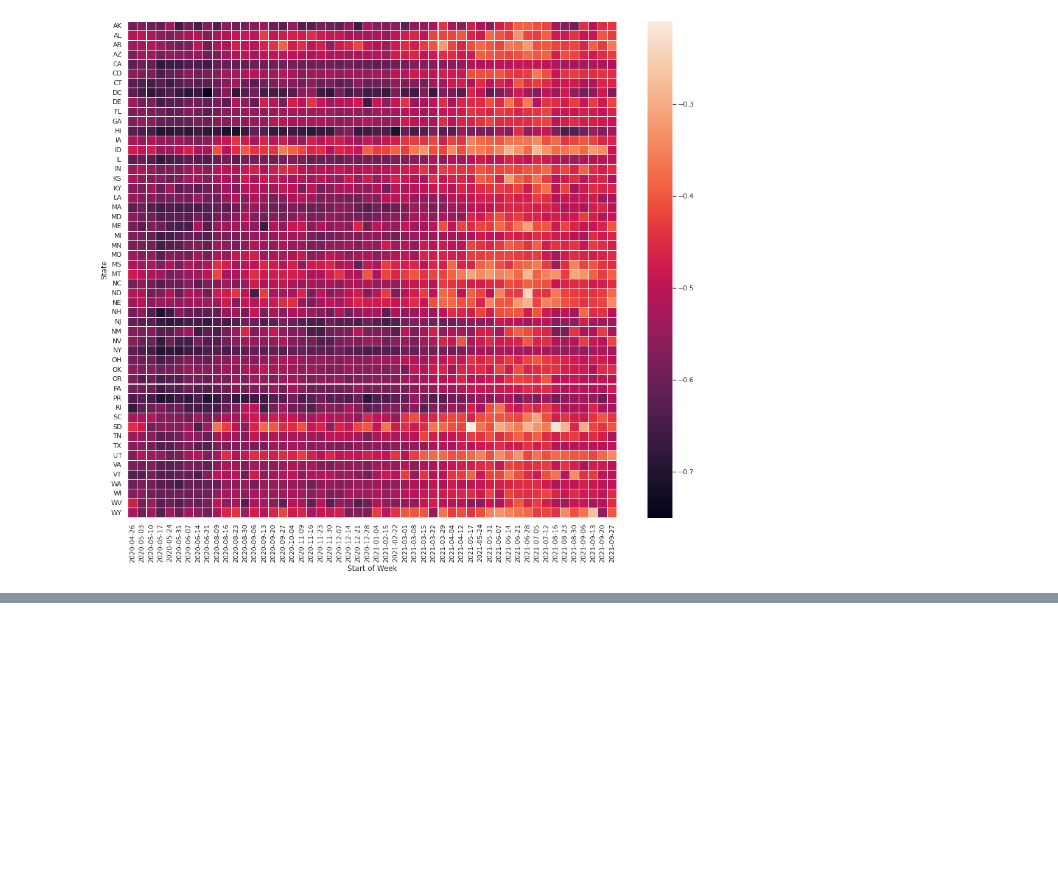
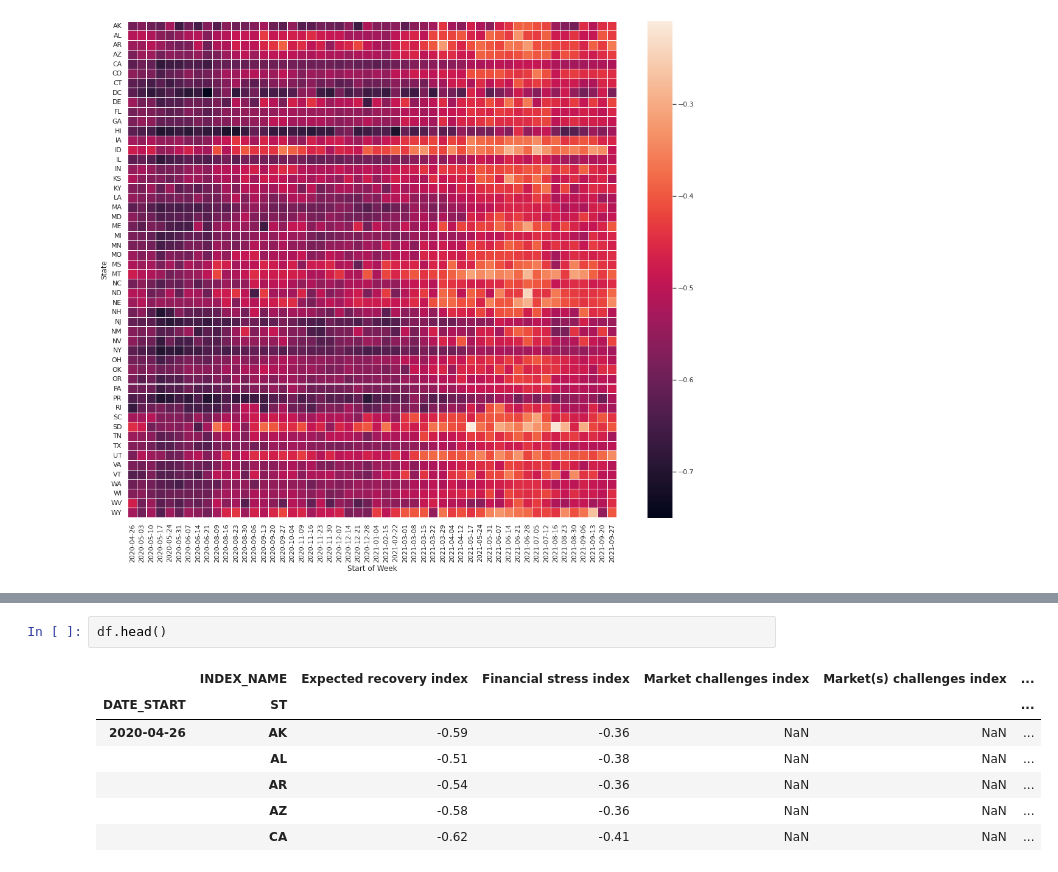
Before and after one commit to elizabethyoo/team_9, a Jupyter notebook: SBPS_indexlevel.ipynb, the cells around one changed output, grey strips where cells are left out. Saved outputs shown, nothing was run; the diff lists cells and outputs as text; blank space fills up the shorter version.

```diff
--- a/SBPS_indexlevel.ipynb
+++ b/SBPS_indexlevel.ipynb
@@ -230,0 +253,10 @@ plt.show()
+# %%
+df.head()
+# %% [output]
+|  | INDEX_NAME | Expected recovery index | Financial stress index | Market challenges index | Market(s) challenges index | ... |
+| DATE_START | ST |  |  |  |  | ... |
+| 2020-04-26 | AK | -0.59 | -0.36 | NaN | NaN | ... |
+|  | AL | -0.51 | -0.38 | NaN | NaN | ... |
+|  | AR | -0.54 | -0.36 | NaN | NaN | ... |
+|  | AZ | -0.58 | -0.36 | NaN | NaN | ... |
+|  | CA | -0.62 | -0.41 | NaN | NaN | ... |
```
Also changed, not shown: parts of 6 cells of this notebook.
